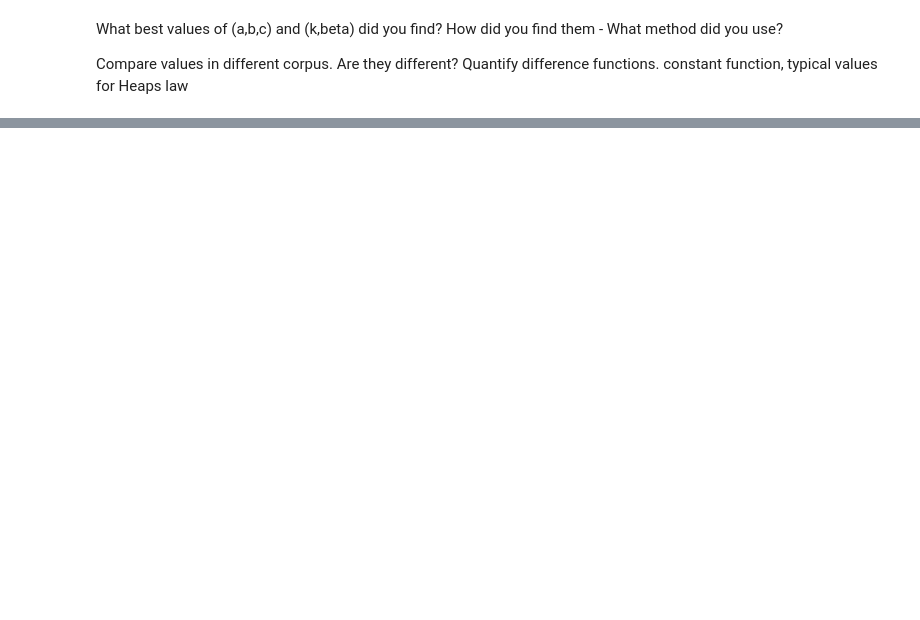
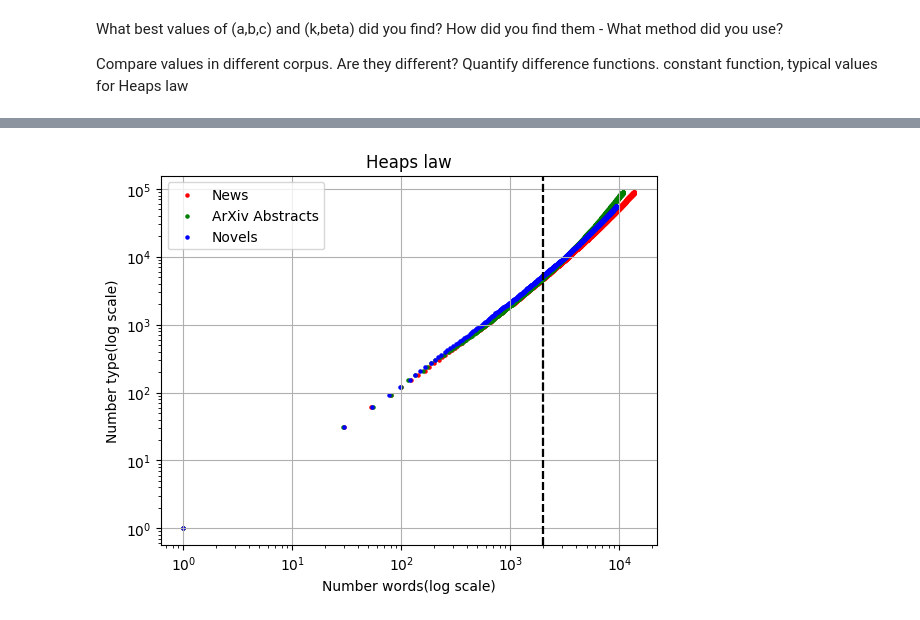
Before and after one commit to Victor-Garcia-p/irrs_lab1, a Jupyter notebook: Heaps.ipynb, the cells around one changed output, grey strips where cells are left out. Saved outputs shown, nothing was run; the diff lists cells and outputs as text; code cells hidden in the pictures; blank space fills up the shorter version.

```diff
--- a/Heaps.ipynb
+++ b/Heaps.ipynb
@@ -88,0 +94,26 @@ plt.plot(n_words, n_types)
+# %%
+renamed_datasets = {"word_counts_novels_clean.txt" : "Novels",
+            "word_counts_news_clean.txt" : "News",
+            "word_counts_arxiv_abs_clean.txt" : "ArXiv Abstracts"}
+
+for name in dataset_names:
+    new_name = renamed_datasets[name]
+
+    if new_name == "News":
+        col = "red"
+    elif new_name == "Novels":
+        col = "blue"
+    else:
+        col = "green"
+
+    plt.scatter(n_words[name], n_types[name], label = new_name, s=5, color=col, marker='o')
+    plt.yscale("log")
+    plt.xscale("log")
+    plt.legend()
+    plt.grid()
+    plt.title("Heaps law")
+    plt.xlabel("Number words(log scale)")
+    plt.ylabel("Number type(log scale)")
+    plt.axvline(x=2000, linestyle='--', color = "black")
+# %% [output]
+[figure, added]
```
Also changed, not shown: parts of 13 cells of this notebook.
